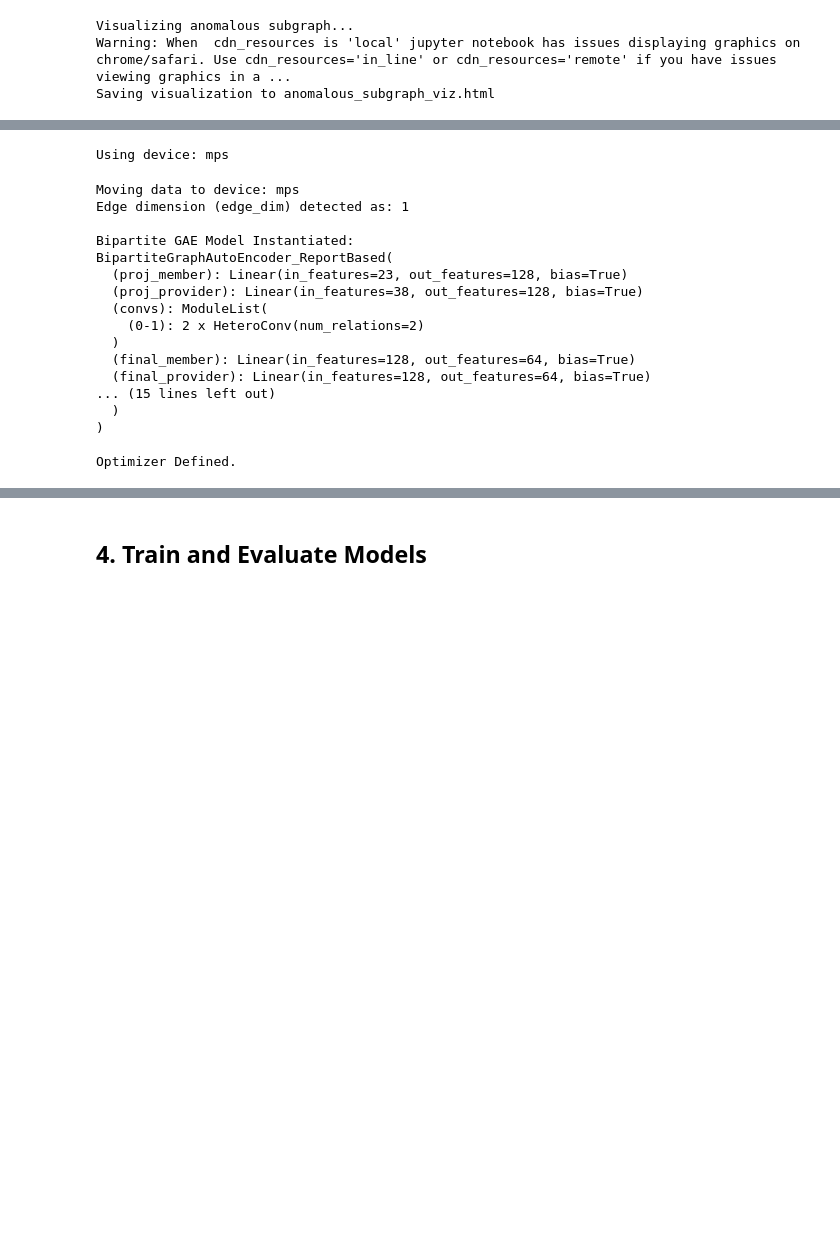
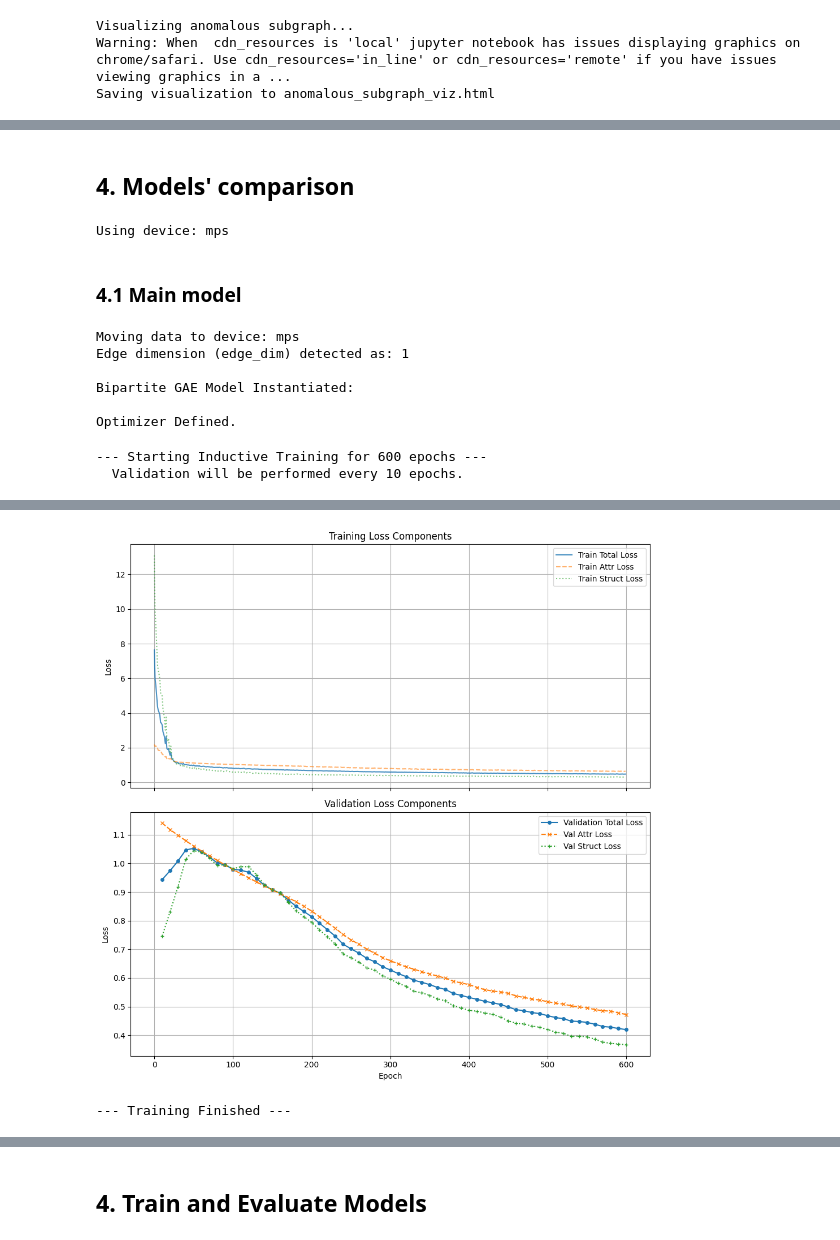
Before and after one commit to Kchak22/degree-project-gad-healthcare, a Jupyter notebook: notebooks/model_comparison.ipynb, the cells around one changed output, grey strips where cells are left out. Saved outputs shown, nothing was run; the diff lists cells and outputs as text; code cells hidden in the pictures; blank space fills up the shorter version.

```diff
--- a/notebooks/model_comparison.ipynb
+++ b/notebooks/model_comparison.ipynb
@@ -241,24 +517,33 @@ Saving visualization to general_graph_viz_updated.html
+# %% [markdown]
+## 4. Models' comparison
 # %%
 # Check if MPS is available
 device = torch.device("mps" if torch.backends.mps.is_available() else "cpu")
 print(f"Using device: {device}")
 # %% [output]
 Using device: mps
+# %% [markdown]
+### 4.1 Main model
 # %%
-# Move data to device (do this once here)
+# Move data to device for all splits
 print(f"Moving data to device: {device}")
-# Use the data with injected anomalies
 data_on_device = anomaly_data.to(device)
-# Also move ground truth labels (needed for validation during training)
+train_g_on_device = train_g.to(device)
+val_g_on_device = val_g.to(device)
+test_g_on_device = test_g.to(device)
+
+# Also move ground truth labels (needed for validation during training) for all splits
 gt_node_labels_on_device = {k: v.to(device) for k, v in gt_node_labels.items()}
-# gt_edge_labels can stay on CPU or move if needed later, evaluation happens on CPU usually
+gt_node_labels_train_on_device = {k: v.to(device) for k, v in gt_node_labels_train.items()}
+gt_node_labels_val_on_device = {k: v.to(device) for k, v in gt_node_labels_val.items()}
+gt_node_labels_test_on_device = {k: v.to(device) for k, v in gt_node_labels_test.items()}
 
 # --- Model Hyperparameters ---
 # Set dimensions based on data
 in_dim_member = data_on_device['member'].x.size(1)
 in_dim_provider = data_on_device['provider'].x.size(1)
-hidden_dim = 128 # Example: Increased capacity
-latent_dim = 64  # Example: Increased capacity
+hidden_dim = 64 # Example: Increased capacity
+latent_dim = 32  # Example: Increased capacity
 
 # Check if edge_attr exists and get its dimension
 target_edge_type_for_dim = ('provider', 'to', 'member')
@@ -271,7 +556,7 @@ else:
 
 num_conv_layers = 2
 num_dec_layers = 2
-dropout_rate = 0.5 # Example
+dropout_rate = 0.5
 
 # --- Instantiate the Main Model ---
 # This will be the single model instance we train and evaluate
@@ -287,7 +572,7 @@ bgae_model = BipartiteGraphAutoEncoder_ReportBased(
 ).to(device)
 
 print("\nBipartite GAE Model Instantiated:")
-print(bgae_model) # Optional: Print model structure
+#print(bgae_model)
 
 # --- Optimizer Definition ---
 learning_rate = 5e-4 # Example LR
@@ -300,16 +585,32 @@ Moving data to device: mps
 Edge dimension (edge_dim) detected as: 1
 
 Bipartite GAE Model Instantiated:
-BipartiteGraphAutoEncoder_ReportBased(
-  (proj_member): Linear(in_features=23, out_features=128, bias=True)
-  (proj_provider): Linear(in_features=38, out_features=128, bias=True)
-  (convs): ModuleList(
-    (0-1): 2 x HeteroConv(num_relations=2)
-  )
-  (final_member): Linear(in_features=128, out_features=64, bias=True)
-  (final_provider): Linear(in_features=128, out_features=64, bias=True)
-... (15 lines left out)
-  )
-)
 
 Optimizer Defined.
+# %%
+# Define training hyperparameters
+num_epochs = 600
+lambda_attr = 0.5
+lambda_struct = 0.5
+k_neg = 5
+eval_freq = 10 # Evaluate on validation set every 10 epochs
+target_edge_type = ('provider', 'to', 'member')
+
+
+trained_model, history = train_model_inductive(
+    model=bgae_model,
+    train_graph=train_g_on_device,
+    num_epochs=num_epochs,
+    optimizer=optimizer,
+    lambda_attr=lambda_attr,
+    lambda_struct=lambda_struct,
+    k_neg_samples=k_neg,
+    target_edge_type=target_edge_type,
+    device=device,
+    val_graph=val_g_on_device,
+    val_log_freq=eval_freq,
+)
+print("--- Training Finished ---")
+# %% [output]
+--- Starting Inductive Training for 600 epochs ---
+  Validation will be performed every 10 epochs.
@@ -315,0 +634,2 @@ Optimizer Defined.
+[figure, added]
+--- Training Finished ---
```
Also changed, not shown: parts of 32 cells of this notebook, 5 other files.
